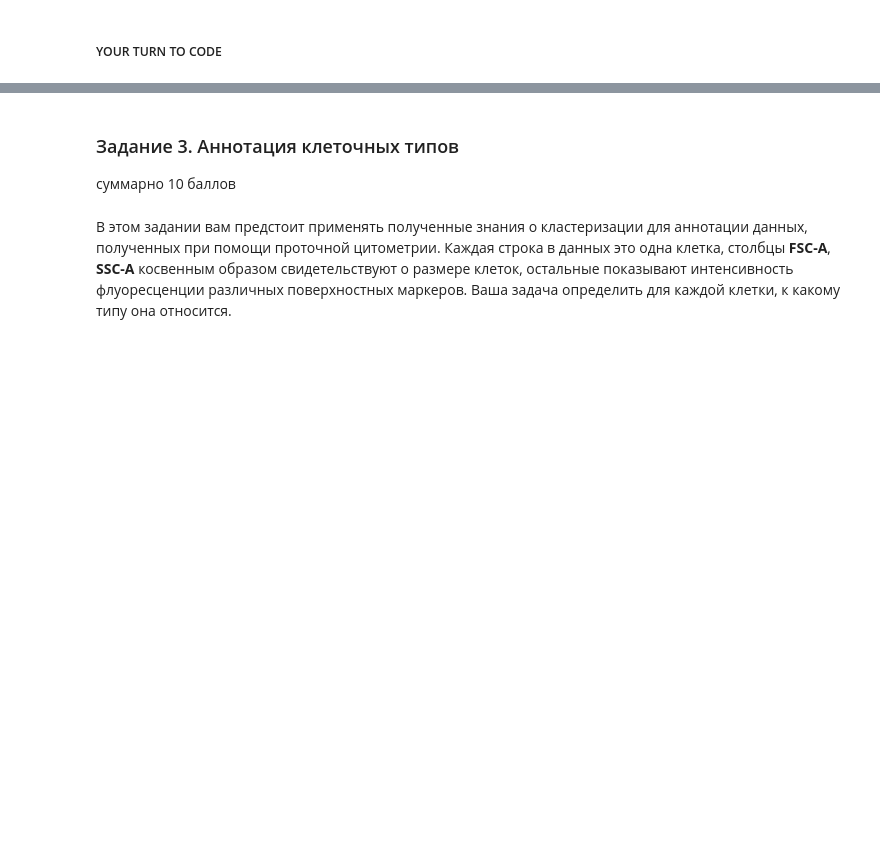
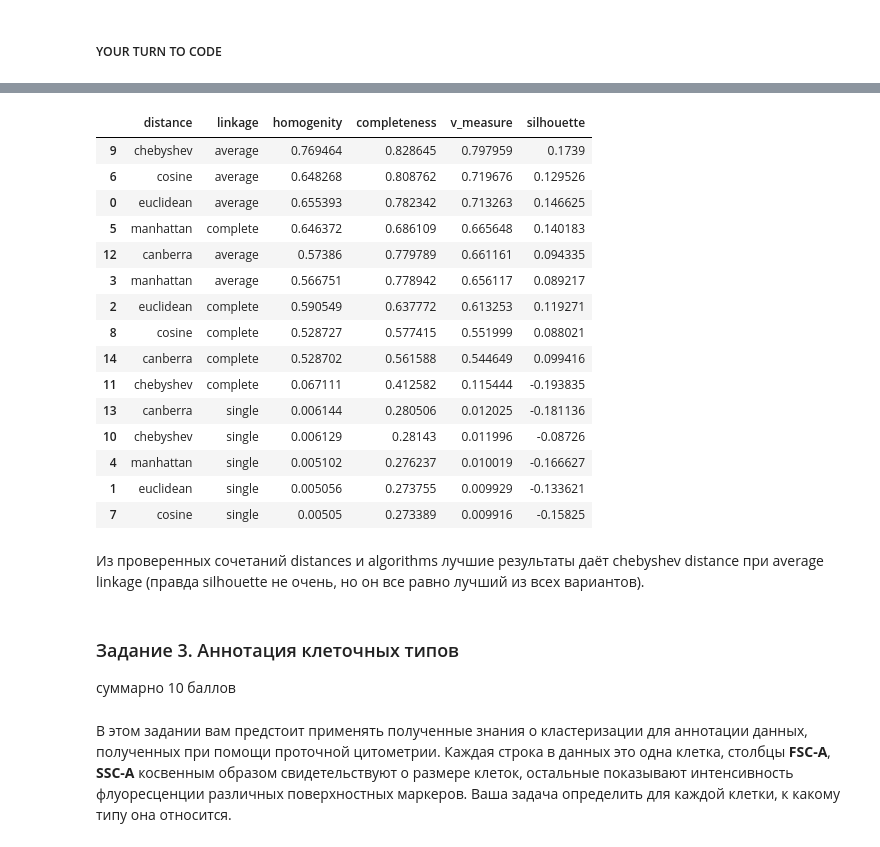
Before and after one commit to Freddsle/BI_ML_2021, a Jupyter notebook: l3_clustering/code/Cluster_tSNE.ipynb, the cells around one changed output, grey strips where cells are left out. Drawn from its saved outputs; the diff is of its cells as text; code cells hidden in the pictures; blank space fills up the shorter version.

```diff
--- a/l3_clustering/code/Cluster_tSNE.ipynb
+++ b/l3_clustering/code/Cluster_tSNE.ipynb
@@ -384,3 +390,24 @@ algorithm_selection(X, distances, algorithms, metrics)
+# %%
+result_df.sort_values(by=['v_measure'], ascending=False)
+# %% [output]
+|  | distance | linkage | homogenity | completeness | v_measure | silhouette |
+| 9 | chebyshev | average | 0.769464 | 0.828645 | 0.797959 | 0.1739 |
+| 6 | cosine | average | 0.648268 | 0.808762 | 0.719676 | 0.129526 |
+| 0 | euclidean | average | 0.655393 | 0.782342 | 0.713263 | 0.146625 |
+| 5 | manhattan | complete | 0.646372 | 0.686109 | 0.665648 | 0.140183 |
+| 12 | canberra | average | 0.57386 | 0.779789 | 0.661161 | 0.094335 |
+| 3 | manhattan | average | 0.566751 | 0.778942 | 0.656117 | 0.089217 |
+| 2 | euclidean | complete | 0.590549 | 0.637772 | 0.613253 | 0.119271 |
+| 8 | cosine | complete | 0.528727 | 0.577415 | 0.551999 | 0.088021 |
+| 14 | canberra | complete | 0.528702 | 0.561588 | 0.544649 | 0.099416 |
+| 11 | chebyshev | complete | 0.067111 | 0.412582 | 0.115444 | -0.193835 |
+| 13 | canberra | single | 0.006144 | 0.280506 | 0.012025 | -0.181136 |
+| 10 | chebyshev | single | 0.006129 | 0.28143 | 0.011996 | -0.08726 |
+| 4 | manhattan | single | 0.005102 | 0.276237 | 0.010019 | -0.166627 |
+| 1 | euclidean | single | 0.005056 | 0.273755 | 0.009929 | -0.133621 |
+| 7 | cosine | single | 0.00505 | 0.273389 | 0.009916 | -0.15825 |
+# %% [markdown]
+Из проверенных сочетаний distances и algorithms лучшие результаты даёт chebyshev distance при average linkage (правда silhouette не очень, но он все равно лучший из всех вариантов).
 # %% [markdown]
 ### Задание 3. Аннотация клеточных типов
 
```
Also changed, not shown: parts of 25 cells of this notebook.
